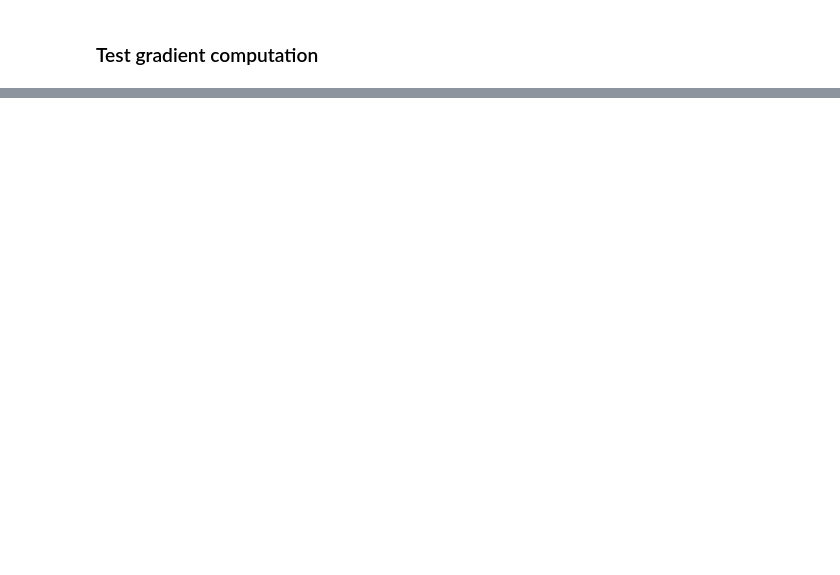
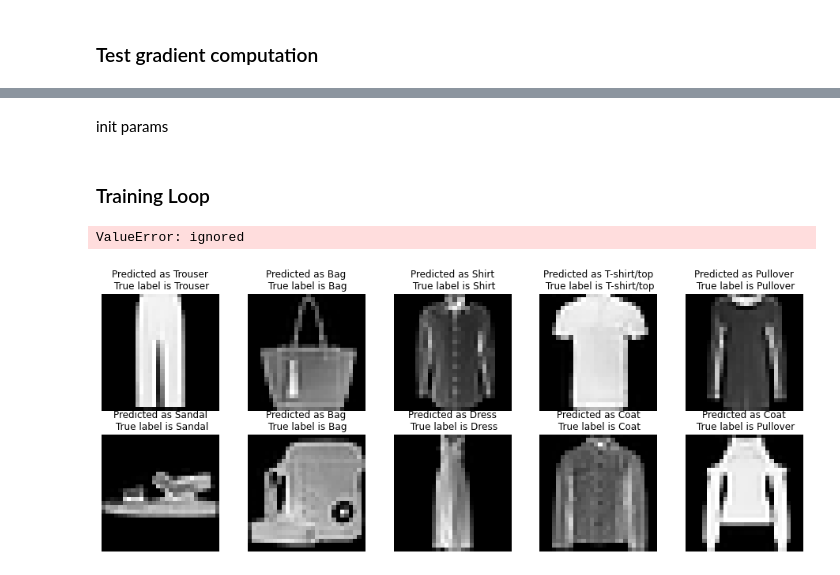
Before and after one commit to rexbrandy/Neural_Networks, a Jupyter notebook: FashionMNIST_classifier.ipynb, the cells around one changed output, grey strips where cells are left out. Drawn from its saved outputs; the diff is of its cells as text; code cells hidden in the pictures; blank space fills up the shorter version.

```diff
--- a/FashionMNIST_classifier.ipynb
+++ b/FashionMNIST_classifier.ipynb
@@ -145,0 +136,2 @@ tensor([[-2.8631e-05, -6.7111e-04, -5.9635e-04,  ...,  4.8667e-07,
+# %% [markdown]
+init params
@@ -145,0 +150,59 @@ tensor([[-2.8631e-05, -6.7111e-04, -5.9635e-04,  ...,  4.8667e-07,
+# %% [markdown]
+### Training Loop
+# %%
+epochs = 10
+for e in range(epochs):
+    # Training
+    total_loss = 0
+
+    model.train() # Turn on training mode
+
+    for images, labesl in train_loader:
+        optimizer.zero_grad() # Zero gradients to start off loop
+
+        # Forward pass
+        output = model(images.cuda())
+        loss = criterion(output, labels.cuda())
+
+        # Backward pass // calc derivatvies
+        loss.backward()
+        optimizer.step()
+
+        total_loss += loss.item()
+    else:
+        print(f'Training loss: {total_loss / 1000}', end=' ')
+
+    # Evaluation
+    model.eval()
+    with torch.no_grad():
+        total = 0
+        correct = 0
+        for images, labels in test_loader:
+            output = model(images.cuda())
+
+            mx_index = torch.argmax(output, dim=1)
+            total += labels.numel()
+            correct += sum(mx_index == labels.cuda()).item()
+        print(f'Test Accuracy {correct / total * 100:.2f}')
+# %% [output]
+ValueError: ignored
+# %%
+with torch.no_grad():
+
+    data, target = next(iter(test_loader))
+    data, target = data.to(device), target.to(device)
+
+    data = data.view(-1, 28*28)
+    output = model(data)
+    predictions = np.argmax(output.cpu().numpy(), axis=1).tolist()
+    true = target.cpu().numpy().tolist()
+
+    plt.figure(figsize=(16, 6))
+    for i in range(10):
+        plt.subplot(2, 5, i + 1)
+        image = data[i,...].cpu().numpy().reshape((28,28))
+        plt.imshow(image, cmap="gray")
+        plt.axis('off')
+        plt.title('Predicted as {}\n True label is {}'.format(test_set.classes[predictions[i]], test_set.classes[true[i]], ))
+# %% [output]
+[figure, added]
```
Also changed, not shown: parts of 5 cells of this notebook.
